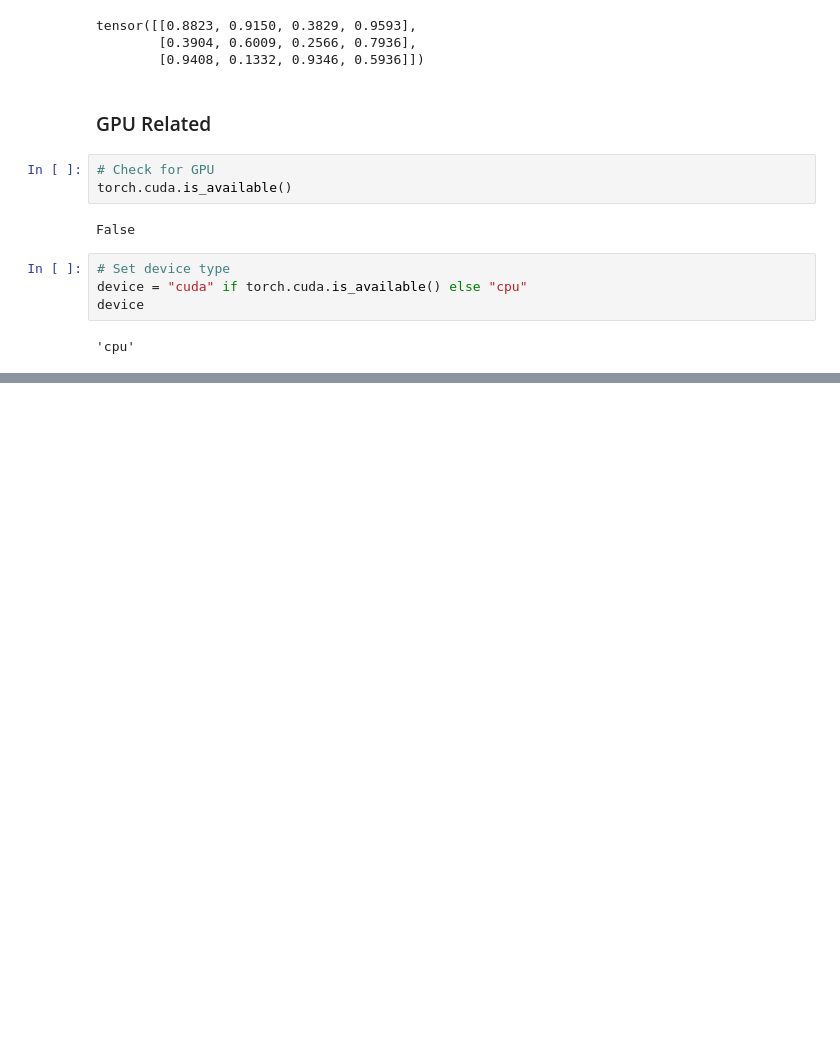
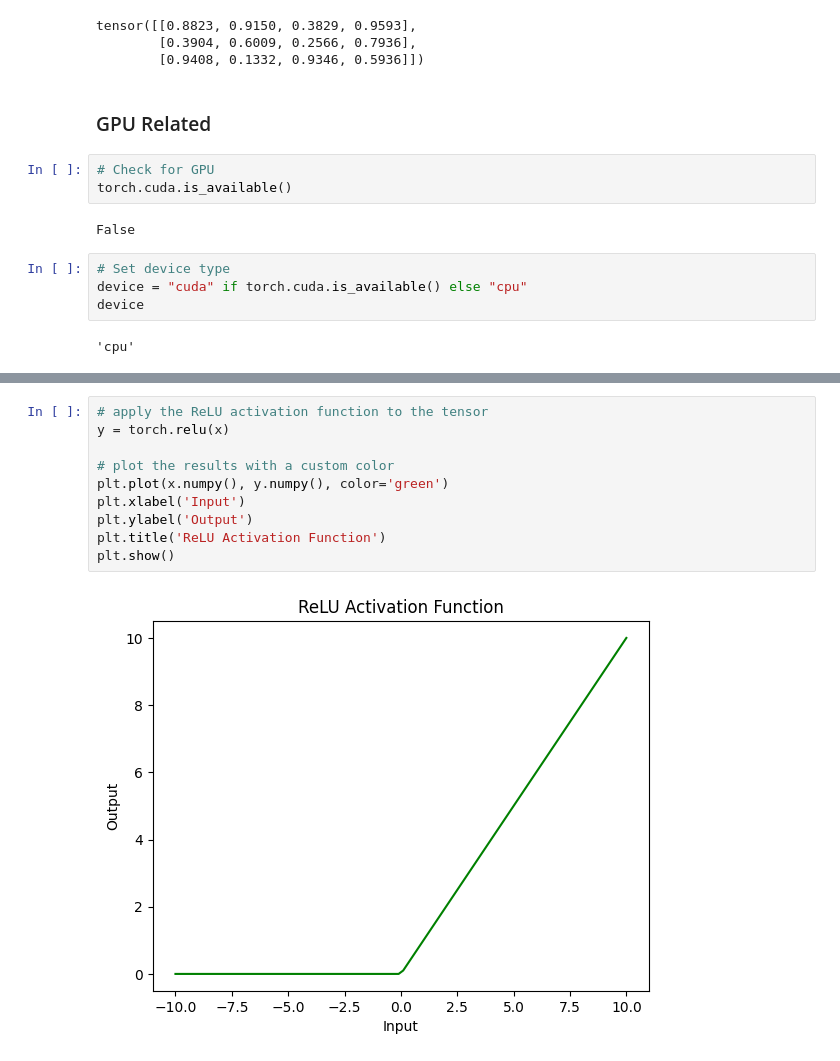
Before and after one commit to SafoanMiah/pytorch-learn, a Jupyter notebook: 00 Fundamentals/fundamentals.ipynb, the cells around one changed output, grey strips where cells are left out. Cells and saved outputs as stored; diff of their text form; blank space fills up the shorter version.

```diff
--- a/00 Fundamentals/fundamentals.ipynb
+++ b/00 Fundamentals/fundamentals.ipynb
@@ -693,0 +728,12 @@ device
+# %%
+# apply the ReLU activation function to the tensor
+y = torch.relu(x)
+
+# plot the results with a custom color
+plt.plot(x.numpy(), y.numpy(), color='green')
+plt.xlabel('Input')
+plt.ylabel('Output')
+plt.title('ReLU Activation Function')
+plt.show()
+# %% [output]
+[figure, added]
```
Also changed, not shown: parts of 3 cells of this notebook.
